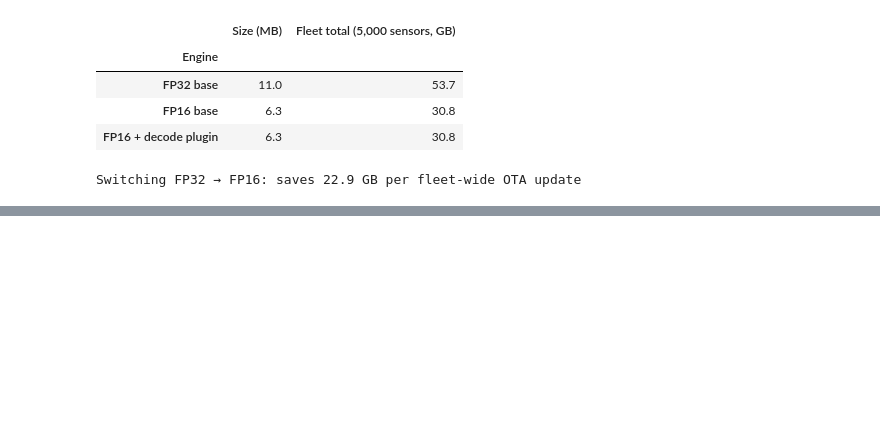
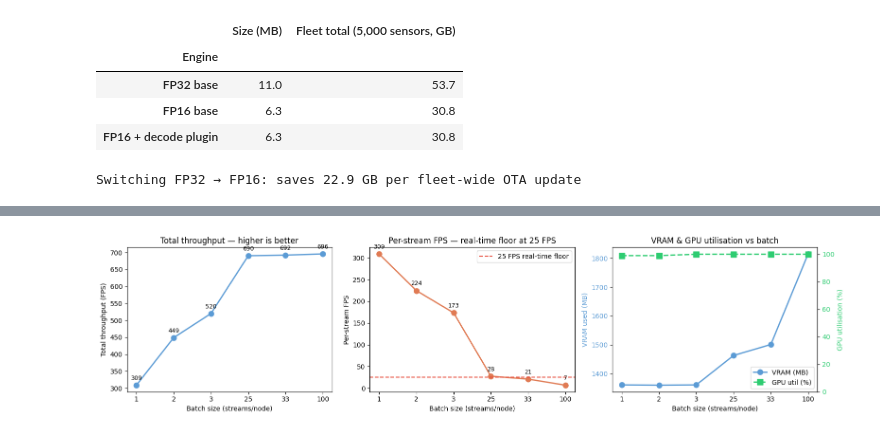
Before and after one commit to Dexter-Fernandes/deepstream-rtsp-pipeline, a Jupyter notebook: metrics/decode_comparison.ipynb, the cells around one changed output, grey strips where cells are left out. Cells and saved outputs as stored; diff of their text form; code cells hidden in the pictures; blank space fills up the shorter version.

Commit message:
feat(metrics): multi-stream + fleet benchmarking; plan M2.6/M2.7 milestones

```diff
--- a/metrics/decode_comparison.ipynb
+++ b/metrics/decode_comparison.ipynb
@@ -278,0 +251,90 @@ At 5,000 sensors, switching FP32 → FP16 saves **~23 GB per fleet-wide OTA upda
+# %%
+batch_results = []
+for b in [1, 2, 3, 25, 33, 100]:
+    d = load(f"batch_{b}")
+    batch_results.append(d)
+
+try:
+    bsys = load("batch_system_metrics")
+    have_sys = not bsys.get("_placeholder") and bsys["batches"]["1"]["vram_mb"] > 0
+except FileNotFoundError:
+    bsys = {"batches": {}}
+    have_sys = False
+
+b1_fps    = batch_results[0]["fps_per_stream"]
+budget_ms = 1000 / 25   # 40 ms at 25 FPS
+
+rows = []
+for r in batch_results:
+    sm  = bsys["batches"].get(str(r["batch"]), {})
+    eff = round(r["fps_per_stream"] / b1_fps * 100, 1) if b1_fps > 0 else "-"
+    rows.append({
+        "Streams": r["batch"],
+        "Batch latency (ms)": r["wall_ms"],
+        "Real-time?": "✓" if r["wall_ms"] < budget_ms else "✗",
+        "Total FPS": r["fps"],
+        "Per-stream FPS": r["fps_per_stream"],
+        "Efficiency (%)": eff,
+        "VRAM (MB)": sm.get("vram_mb", "-"),
+        "GPU util (%)": sm.get("gpu_util_pct", "-"),
+    })
+
+bdf = pd.DataFrame(rows).set_index("Streams")
+display(bdf)
+
+# --- Charts (categorical x-axis to handle non-uniform batch sizes) ---
+labels    = [str(r["batch"]) for r in batch_results]
+xs        = range(len(labels))
+total_fps = [r["fps"] for r in batch_results]
+per_stream = [r["fps_per_stream"] for r in batch_results]
+vram_vals = [bsys["batches"].get(str(r["batch"]), {}).get("vram_mb", 0) for r in batch_results]
+util_vals = [bsys["batches"].get(str(r["batch"]), {}).get("gpu_util_pct", 0) for r in batch_results]
+
+ncols = 3 if (have_sys and any(vram_vals)) else 2
+fig, axes = plt.subplots(1, ncols, figsize=(5 * ncols + 1, 4))
+ax1, ax2  = axes[0], axes[1]
+ax3       = axes[2] if ncols == 3 else None
+
+ax1.plot(list(xs), total_fps, "o-", color="#5b9bd5", linewidth=2, markersize=8)
+ax1.set_xticks(list(xs)); ax1.set_xticklabels(labels)
+ax1.set_xlabel("Batch size (streams/node)"); ax1.set_ylabel("Total throughput (FPS)")
+ax1.set_title("Total throughput — higher is better")
+for x, y in zip(xs, total_fps):
+    ax1.annotate(f"{y:.0f}", (x, y), textcoords="offset points", xytext=(0, 8), ha="center", fontsize=9)
+
+ax2.plot(list(xs), per_stream, "o-", color="#e07b54", linewidth=2, markersize=8)
+ax2.axhline(25, linestyle="--", color="#e74c3c", linewidth=1.5, label="25 FPS real-time floor")
+ax2.set_xticks(list(xs)); ax2.set_xticklabels(labels)
+ax2.set_xlabel("Batch size (streams/node)"); ax2.set_ylabel("Per-stream FPS")
+ax2.set_title("Per-stream FPS — real-time floor at 25 FPS")
+ax2.legend()
+for x, y in zip(xs, per_stream):
+    ax2.annotate(f"{y:.0f}", (x, y), textcoords="offset points", xytext=(0, 8), ha="center", fontsize=9)
+
+if ax3 is not None:
+    valid = [(x, v, u) for x, v, u in zip(xs, vram_vals, util_vals) if v > 0]
+    if valid:
+        vx, vv, vu = zip(*valid)
+        color_v, color_u = "#5b9bd5", "#2ecc71"
+        ax3.plot(list(vx), list(vv), "o-", color=color_v, linewidth=2, markersize=8, label="VRAM (MB)")
+        ax3.set_xticks(list(xs)); ax3.set_xticklabels(labels)
+        ax3.set_ylabel("VRAM used (MB)", color=color_v)
+        ax3.tick_params(axis="y", labelcolor=color_v)
+        ax3b = ax3.twinx()
+        ax3b.plot(list(vx), list(vu), "s--", color=color_u, linewidth=2, markersize=8, label="GPU util (%)")
+        ax3b.set_ylabel("GPU utilisation (%)", color=color_u)
+        ax3b.tick_params(axis="y", labelcolor=color_u); ax3b.set_ylim(0, 105)
+        ax3.set_title("VRAM & GPU utilisation vs batch")
+        ax3.set_xlabel("Batch size (streams/node)")
+        l1, ll1 = ax3.get_legend_handles_labels(); l2, ll2 = ax3b.get_legend_handles_labels()
+        ax3.legend(l1 + l2, ll1 + ll2, loc="lower right")
+
+plt.tight_layout()
+plt.savefig(RESULTS / "multi_stream_throughput.png", dpi=150, bbox_inches="tight")
+plt.show()
+
+print(f"40 ms real-time budget (25 fps):")
+for r in batch_results:
+    status = "✓ real-time" if r["wall_ms"] < budget_ms else f"✗ +{r['wall_ms']-budget_ms:.0f} ms over budget"
+    print(f"  batch={r['batch']:>3}  {r['wall_ms']:>8.2f} ms  {r['fps_per_stream']:>7.1f} FPS/stream  {status}")
+# %% [output]
@@ -278,0 +349 @@ At 5,000 sensors, switching FP32 → FP16 saves **~23 GB per fleet-wide OTA upda
+[figure, added]
```
Also changed, not shown: parts of 14 cells of this notebook, 4 other files.
